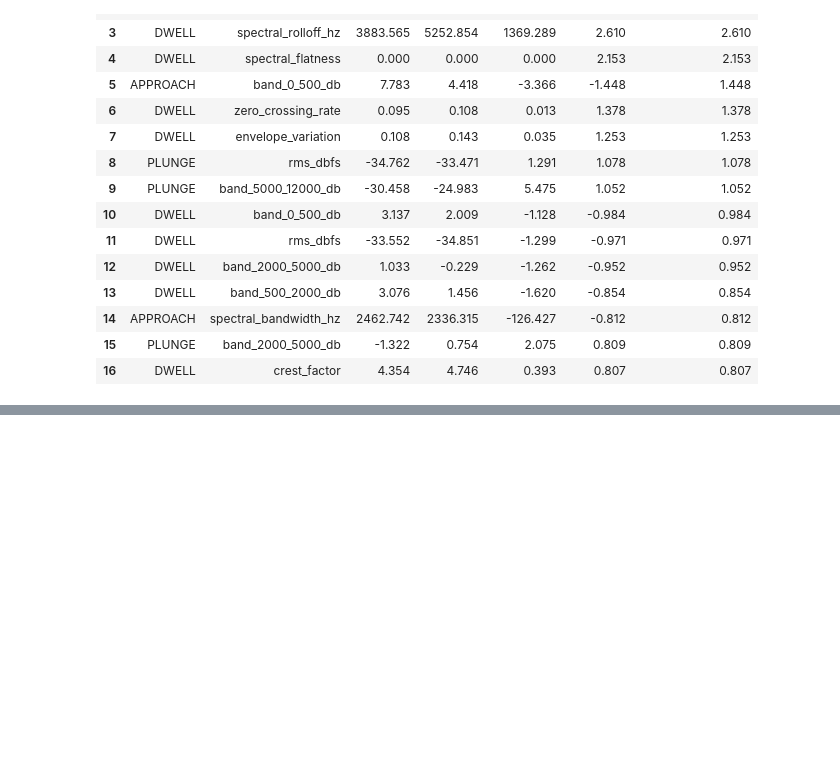
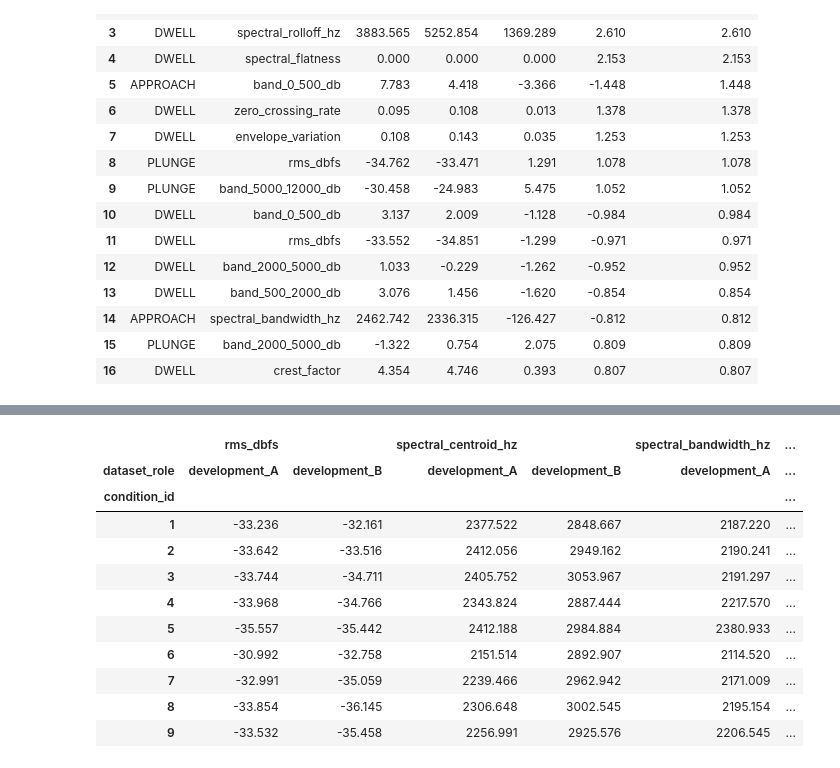
Before and after one commit to tnwlvos/Purdue-AI-education-Muchine-Learning-, a Jupyter notebook: FSSW_Audio_Classification.ipynb, the cells around one changed output, grey strips where cells are left out. Cells and saved outputs as stored; diff of their text form; code cells hidden in the pictures; blank space fills up the shorter version.

```diff
--- a/FSSW_Audio_Classification.ipynb
+++ b/FSSW_Audio_Classification.ipynb
@@ -5570,0 +5958,63 @@ display(
+# %%
+paired_dwell_data = (
+    full_stage_feature_data[
+        full_stage_feature_data[
+            "stage"
+        ] == "DWELL"
+    ]
+    .pivot(
+        index="condition_id",
+        columns="dataset_role",
+        values=[
+            "rms_dbfs",
+            "spectral_centroid_hz",
+            "spectral_bandwidth_hz",
+            "spectral_rolloff_hz",
+            "band_5000_12000_db"
+        ]
+    )
+)
+
+for feature_name in [
+    "rms_dbfs",
+    "spectral_centroid_hz",
+    "spectral_bandwidth_hz",
+    "spectral_rolloff_hz",
+    "band_5000_12000_db"
+]:
+    paired_dwell_data[
+        (
+            feature_name,
+            "B_minus_A"
+        )
+    ] = (
+        paired_dwell_data[
+            (
+                feature_name,
+                "development_B"
+            )
+        ]
+        - paired_dwell_data[
+            (
+                feature_name,
+                "development_A"
+            )
+        ]
+    )
+
+display(
+    paired_dwell_data.round(3)
+)
+# %% [output]
+|  | rms_dbfs |  | spectral_centroid_hz |  | spectral_bandwidth_hz | ... |
+| dataset_role | development_A | development_B | development_A | development_B | development_A | ... |
+| condition_id |  |  |  |  |  | ... |
+| 1 | -33.236 | -32.161 | 2377.522 | 2848.667 | 2187.220 | ... |
+| 2 | -33.642 | -33.516 | 2412.056 | 2949.162 | 2190.241 | ... |
+| 3 | -33.744 | -34.711 | 2405.752 | 3053.967 | 2191.297 | ... |
+| 4 | -33.968 | -34.766 | 2343.824 | 2887.444 | 2217.570 | ... |
+| 5 | -35.557 | -35.442 | 2412.188 | 2984.884 | 2380.933 | ... |
+| 6 | -30.992 | -32.758 | 2151.514 | 2892.907 | 2114.520 | ... |
+| 7 | -32.991 | -35.059 | 2239.466 | 2962.942 | 2171.009 | ... |
+| 8 | -33.854 | -36.145 | 2306.648 | 3002.545 | 2195.154 | ... |
+| 9 | -33.532 | -35.458 | 2256.991 | 2925.576 | 2206.545 | ... |
```
Also changed, not shown: parts of 9 cells of this notebook.
